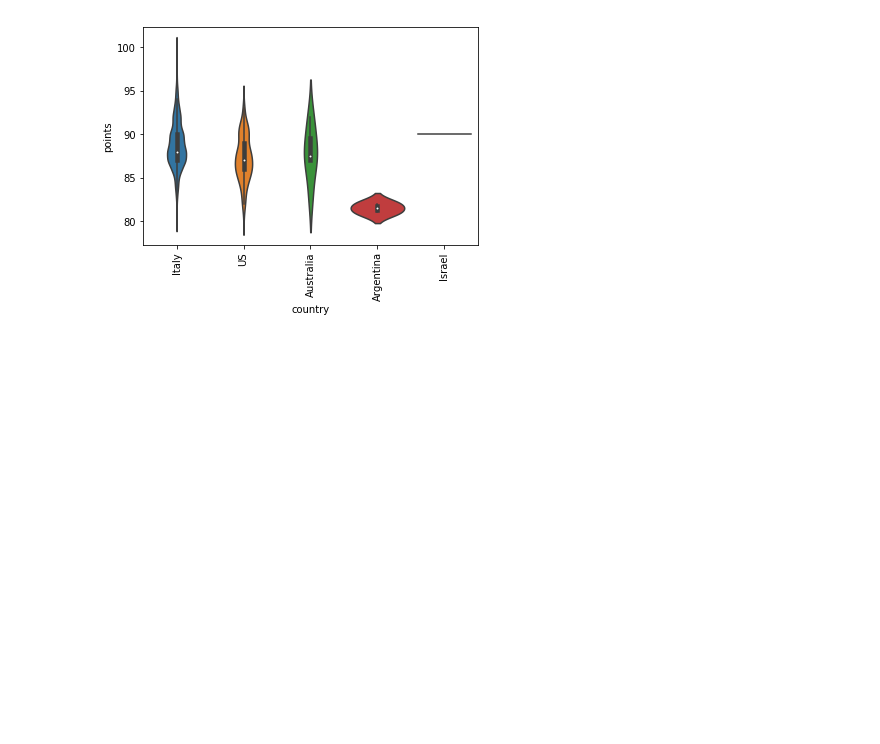
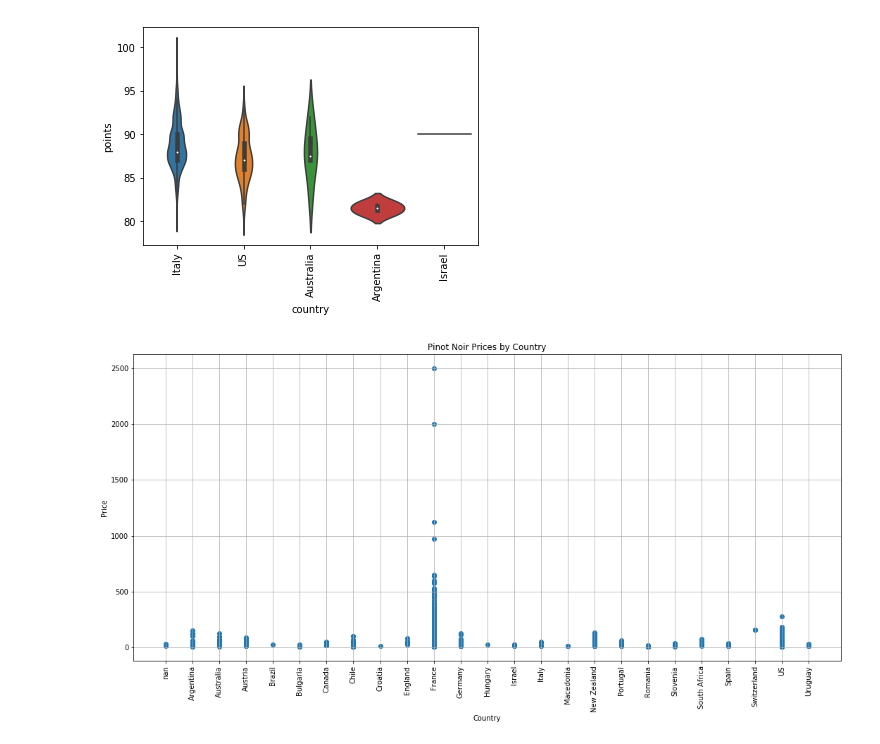
Before and after one commit to ENGRMike/GWProjectOne, a Jupyter notebook: VineyardDataAnalysis_mb.ipynb, the cells around one changed output. Cells and saved outputs as stored; diff of their text form; code cells hidden in the pictures; blank space fills up the shorter version.

```diff
--- a/VineyardDataAnalysis_mb.ipynb
+++ b/VineyardDataAnalysis_mb.ipynb
@@ -37,3 +38,14 @@ sangio_plot.set_xticklabels(sangio_plot.get_xticklabels(), rotation = 90)
 plt.show()
 # %% [output]
 [figure]
+# %%
+plt.figure(figsize=(18,8))
+plt.scatter(pinot_df['country'],pinot_df['price'])
+plt.xticks(rotation='vertical')
+plt.title('Pinot Noir Prices by Country')
+plt.xlabel('Country')
+plt.ylabel('Price')
+plt.grid()
+plt.show()
+# %% [output]
+[figure, added]
```
Also changed, not shown: parts of 3 cells of this notebook.
